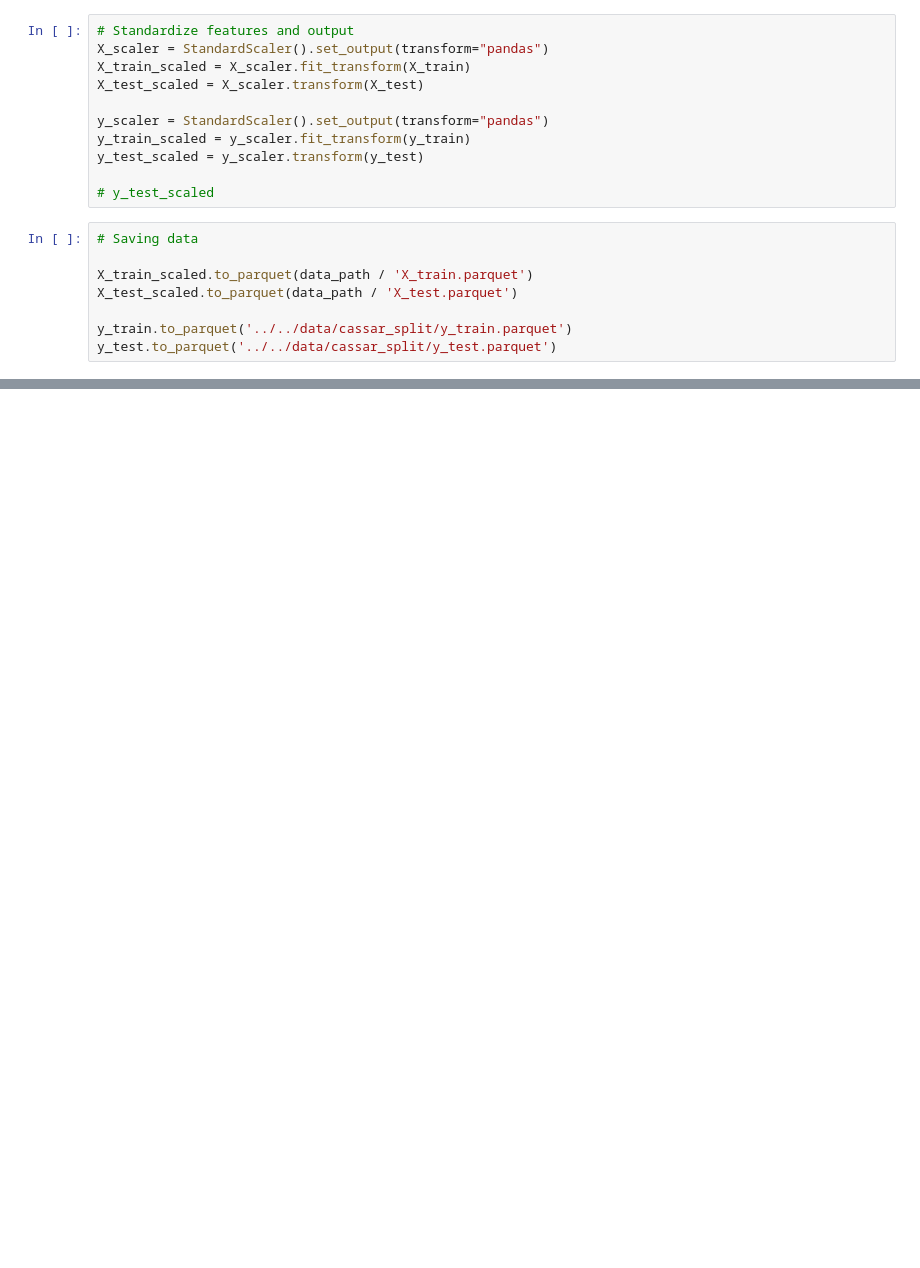
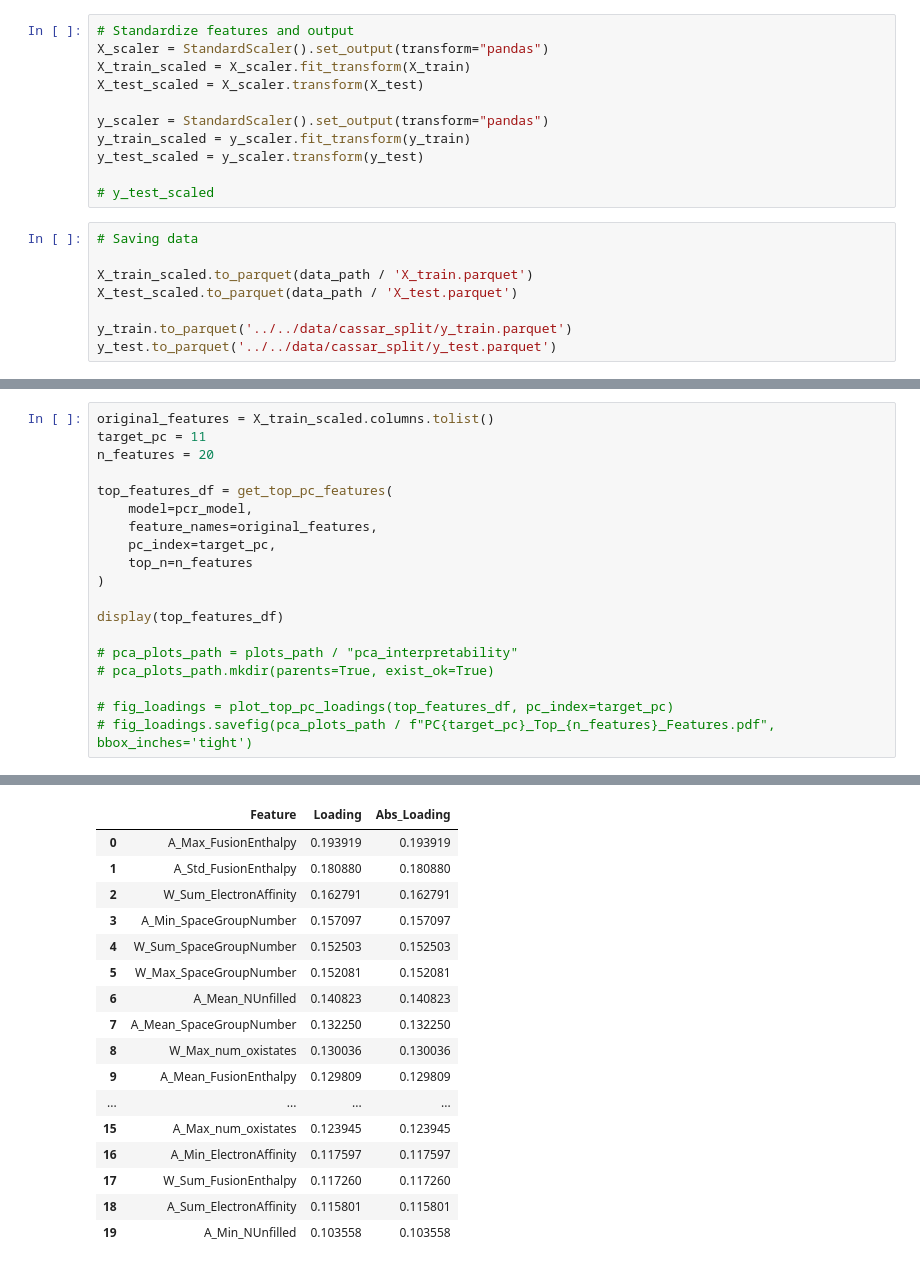
Before and after one commit to R3sten/glass_dynamics, a Jupyter notebook: notebooks/analysis/07_pcr_analysis.ipynb, the cells around one changed output, grey strips where cells are left out. Cells and saved outputs as stored; diff of their text form; blank space fills up the shorter version.

```diff
--- a/notebooks/analysis/07_pcr_analysis.ipynb
+++ b/notebooks/analysis/07_pcr_analysis.ipynb
@@ -245,0 +230,20 @@ logger.info("Model successfully trained and saved!")
+# %%
+original_features = X_train_scaled.columns.tolist()
+target_pc = 11
+n_features = 20
+
+top_features_df = get_top_pc_features(
+    model=pcr_model,
+    feature_names=original_features,
+    pc_index=target_pc,
+    top_n=n_features
+)
+
+display(top_features_df)
+
+# pca_plots_path = plots_path / "pca_interpretability"
+# pca_plots_path.mkdir(parents=True, exist_ok=True)
+
+# fig_loadings = plot_top_pc_loadings(top_features_df, pc_index=target_pc)
+# fig_loadings.savefig(pca_plots_path / f"PC{target_pc}_Top_{n_features}_Features.pdf", bbox_inches='tight')
+# %% [output]
@@ -246,3 +251,20 @@ logger.info("Model successfully trained and saved!")
+|  | Feature | Loading | Abs_Loading |
+| 0 | A_Max_FusionEnthalpy | 0.193919 | 0.193919 |
+| 1 | A_Std_FusionEnthalpy | 0.180880 | 0.180880 |
+| 2 | W_Sum_ElectronAffinity | 0.162791 | 0.162791 |
+| 3 | A_Min_SpaceGroupNumber | 0.157097 | 0.157097 |
+| 4 | W_Sum_SpaceGroupNumber | 0.152503 | 0.152503 |
+| 5 | W_Max_SpaceGroupNumber | 0.152081 | 0.152081 |
+| 6 | A_Mean_NUnfilled | 0.140823 | 0.140823 |
+| 7 | A_Mean_SpaceGroupNumber | 0.132250 | 0.132250 |
+| 8 | W_Max_num_oxistates | 0.130036 | 0.130036 |
+| 9 | A_Mean_FusionEnthalpy | 0.129809 | 0.129809 |
+| ... | ... | ... | ... |
+| 15 | A_Max_num_oxistates | 0.123945 | 0.123945 |
+| 16 | A_Min_ElectronAffinity | 0.117597 | 0.117597 |
+| 17 | W_Sum_FusionEnthalpy | 0.117260 | 0.117260 |
+| 18 | A_Sum_ElectronAffinity | 0.115801 | 0.115801 |
+| 19 | A_Min_NUnfilled | 0.103558 | 0.103558 |
 # %%
 # Evaluating model
 
```
Also changed, not shown: parts of 16 cells of this notebook, 58 other files.
